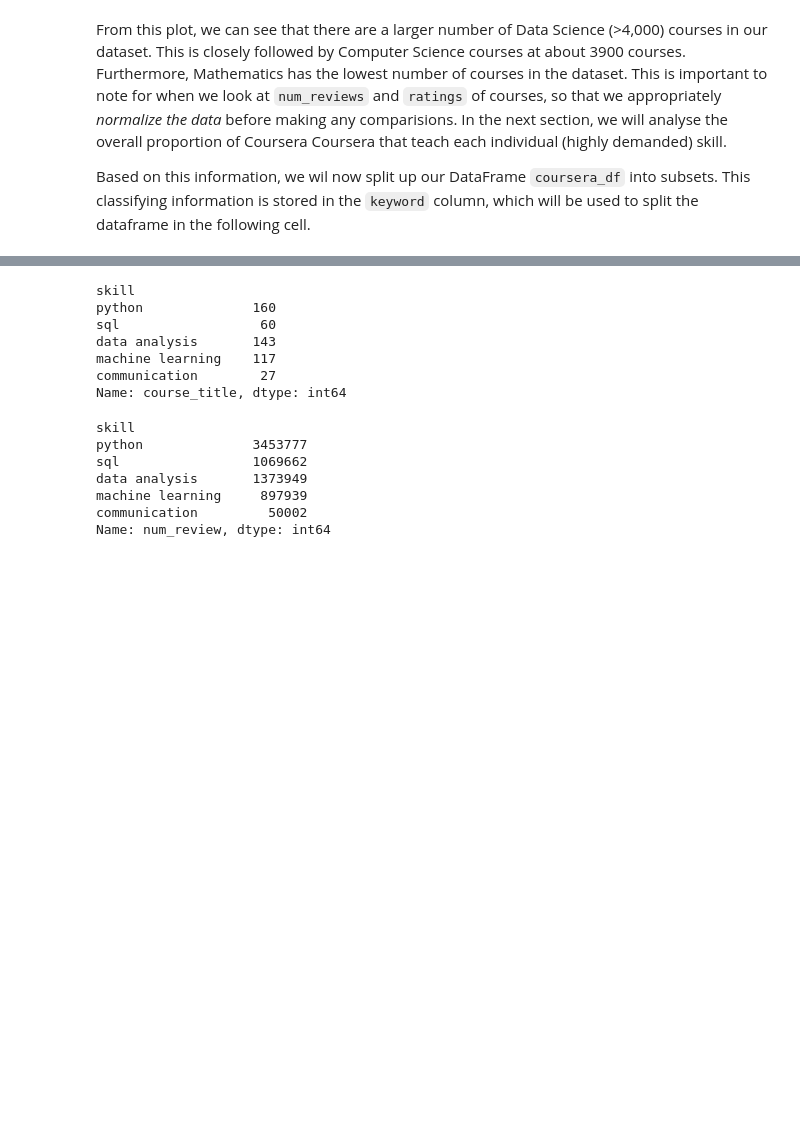
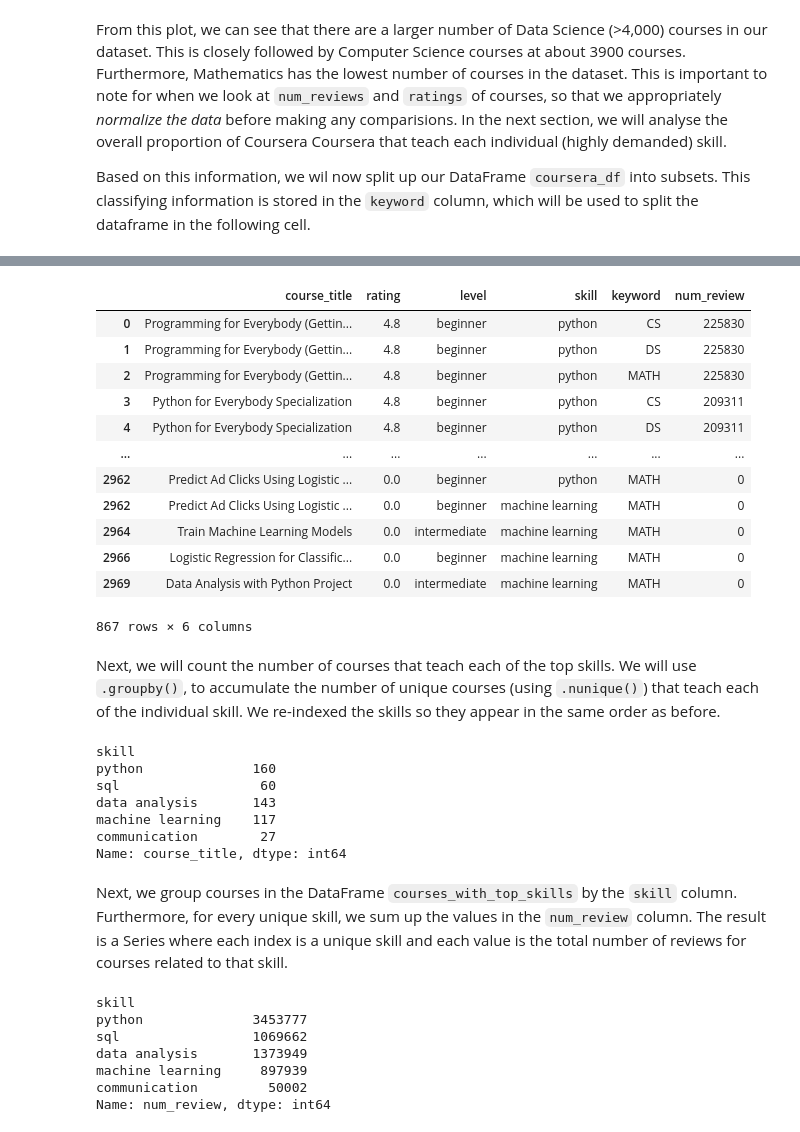
Before and after one commit to charvishukla/linkedIn-job-skills-coursera-analysis, a Jupyter notebook: EDACheckpoint_Group050_WI24.ipynb, the cells around one changed output, grey strips where cells are left out. Saved outputs shown, nothing was run; the diff lists cells and outputs as text; code cells hidden in the pictures; blank space fills up the shorter version.

```diff
--- a/EDACheckpoint_Group050_WI24.ipynb
+++ b/EDACheckpoint_Group050_WI24.ipynb
@@ -616,5 +633,22 @@ plt.show()
 # %%
 courses_with_top_skills = coursera_df[coursera_df['skill'].isin(top_5_js)]
+courses_with_top_skills
+# %% [output]
+|  | course_title | rating | level | skill | keyword | num_review |
+| 0 | Programming for Everybody (Gettin... | 4.8 | beginner | python | CS | 225830 |
+| 1 | Programming for Everybody (Gettin... | 4.8 | beginner | python | DS | 225830 |
+| 2 | Programming for Everybody (Gettin... | 4.8 | beginner | python | MATH | 225830 |
+| 3 | Python for Everybody Specialization | 4.8 | beginner | python | CS | 209311 |
+| 4 | Python for Everybody Specialization | 4.8 | beginner | python | DS | 209311 |
+| ... | ... | ... | ... | ... | ... | ... |
+| 2962 | Predict Ad Clicks Using Logistic ... | 0.0 | beginner | python | MATH | 0 |
+| 2962 | Predict Ad Clicks Using Logistic ... | 0.0 | beginner | machine learning | MATH | 0 |
+| 2964 | Train Machine Learning Models | 0.0 | intermediate | machine learning | MATH | 0 |
+| 2966 | Logistic Regression for Classific... | 0.0 | beginner | machine learning | MATH | 0 |
+| 2969 | Data Analysis with Python Project | 0.0 | intermediate | machine learning | MATH | 0 |
+867 rows × 6 columns
+# %% [markdown]
+Next, we will count the number of courses that teach each of the top skills. We will use `.groupby()`, to accumulate the number of unique courses (using `.nunique()`) that teach each of the individual skill. We re-indexed the skills so they appear in the same order as before.
 # %%
 # Count the number of courses teaching each of the top 5 job skills
 courses_per_skill = coursera_df[coursera_df['skill'].isin(top_5_js)].groupby('skill')['course_title'].nunique()
@@ -628,6 +662,8 @@ data analysis       143
 machine learning    117
 communication        27
 Name: course_title, dtype: int64
+# %% [markdown]
+Next, we group courses in the DataFrame `courses_with_top_skills` by the `skill` column. Furthermore, for every unique skill,  we sum up the values in the `num_review` column.  The result is a Series where each index is a unique skill and each value is the total number of reviews for courses related to that skill.
 # %%
 # Counting the number of reviews per skills for the top 5 skills
 reviews_per_skill = courses_with_top_skills.groupby('skill')['num_review'].sum()
```
Also changed, not shown: parts of 16 cells of this notebook.
